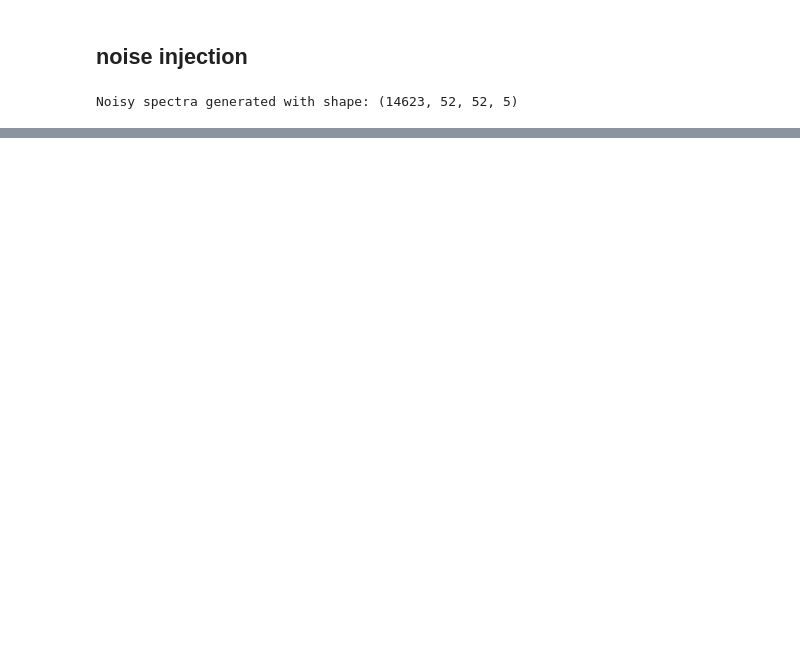
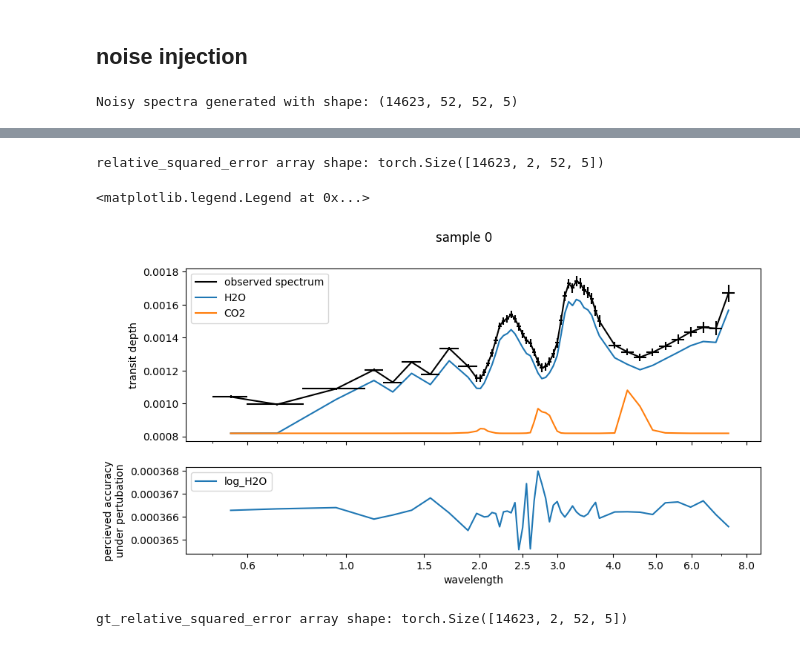
Before and after one commit to Jools-Clarke/SpeciesRetrieval, a Jupyter notebook: data_loader.ipynb, the cells around one changed output, grey strips where cells are left out. Cells and saved outputs as stored; diff of their text form; code cells hidden in the pictures; blank space fills up the shorter version.

```diff
--- a/data_loader.ipynb
+++ b/data_loader.ipynb
@@ -540,0 +592,75 @@ plt.show()
+# %%
+# Compute the mean squared error (MSE) for each perturbation and replicate
+
+# predictions is a NumPy array of shape (n_samples, 2, 52, 100)
+# test_labels is a NumPy array of shape (n_samples, 2)
+
+# Broadcast test_labels to match the predictions' shape
+# Shape after broadcasting: (n_samples, 2, 52, 100)
+labels_broadcasted = np.tile(predictions[:, :, None, None], (1, 1, 52, n_replicates))
+
+# Compute MSE across the label axis (Axis 1)
+relative_squared_error = (( predictions_n - labels_broadcasted) / labels_broadcasted)**2
+
+# mse_array shape: (n_samples, 52, 100)
+print("relative_squared_error array shape:", relative_squared_error.shape)
+# %% [output]
+relative_squared_error array shape: torch.Size([14623, 2, 52, 5])
+# %%
+i = 0
+all_species = ds.species.values[1:]
+
+fig, ax = plt.subplots(2,1, figsize=(10,5), sharex=True, gridspec_kw={'height_ratios': [2, 1]})
+
+ax_pert = ax[1]
+ax = ax[0]
+
+ax.plot(ds['wavelength'],ds['spectrum'].sel(sample=i).values, "k-", label='observed spectrum')
+
+
+ax.plot(
+    ds['wavelength'],
+ds['contributions'].sel(sample=i,
+                    species=['H2O', 'CO2',]
+                    ).values.T, label=['H2O', 'CO2', ])
+
+
+ax.errorbar(ds['wavelength'],ds['spectrum'].sel(sample=i).values,xerr=ds['bin_width']/2, yerr=ds['noise'].sel(sample=i).values, fmt='none', color='black', )
+
+# ax.plot(ds['wavelength'],ds['contributions'].sel(sample=i).isel(species = 0).values, "k--", label='total contribution')
+
+ax_pert.plot(  ds['wavelength'] ,relative_squared_error[0, 0, :].mean(axis=1),label=label_names[0])
+# ax_pert.plot(  ds['wavelength'] ,relative_squared_error[0, 1, :].mean(axis=1),label=label_names[1])
+
+
+ax_pert.set_xlabel('wavelength')
+ax.set_ylabel('transit depth')
+ax_pert.set_ylabel('percieved accuracy\nunder pertubation')
+
+ax.set_xscale('log')
+ax.set_xticks([0.6, 1,1.5, 2, 2.5,3,4, 5, 6,8,])
+ax.get_xaxis().set_major_formatter(plt.ScalarFormatter())
+
+fig.suptitle(f'sample {i}')
+ax_pert.legend(loc='upper left')
+ax.legend()
+# %% [output]
+<matplotlib.legend.Legend at 0x...>
+[figure, added]
+# %%
+# Compute the mean squared error (MSE) for each perturbation and replicate
+
+# predictions is a NumPy array of shape (n_samples, 2, 52, 100)
+# test_labels is a NumPy array of shape (n_samples, 2)
+
+# Broadcast test_labels to match the predictions' shape
+# Shape after broadcasting: (n_samples, 2, 52, 100)
+gt_broadcasted = np.tile(test_labels[:, :, None, None], (1, 1, 52, n_replicates))
+
+# Compute MSE across the label axis (Axis 1)
+gt_relative_squared_error = (( predictions_n - gt_broadcasted) / gt_broadcasted)**2
+
+# mse_array shape: (n_samples, 52, 100)
+print("gt_relative_squared_error array shape:", gt_relative_squared_error.shape)
+# %% [output]
+gt_relative_squared_error array shape: torch.Size([14623, 2, 52, 5])
```
Also changed, not shown: parts of 12 cells of this notebook.
